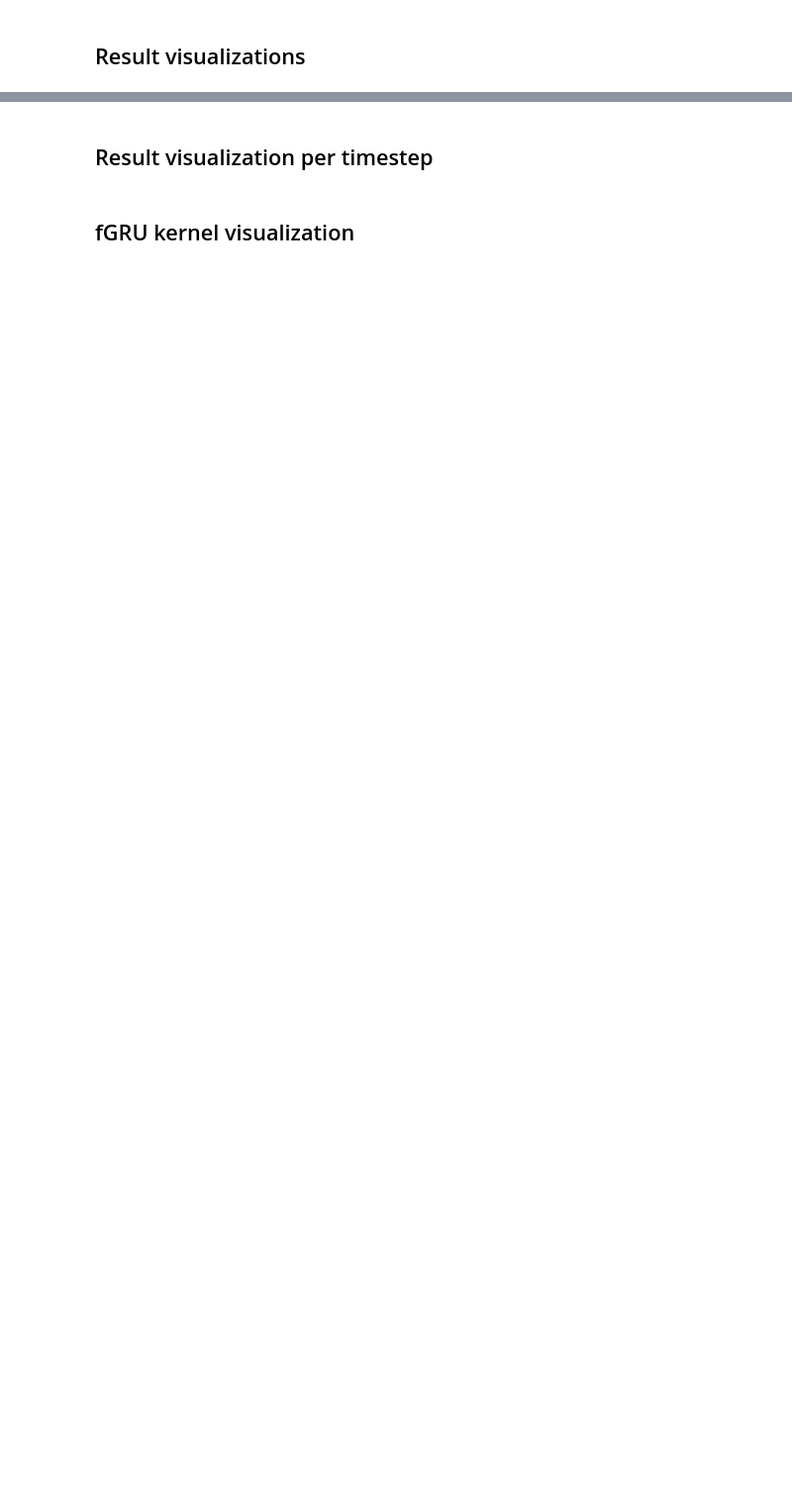
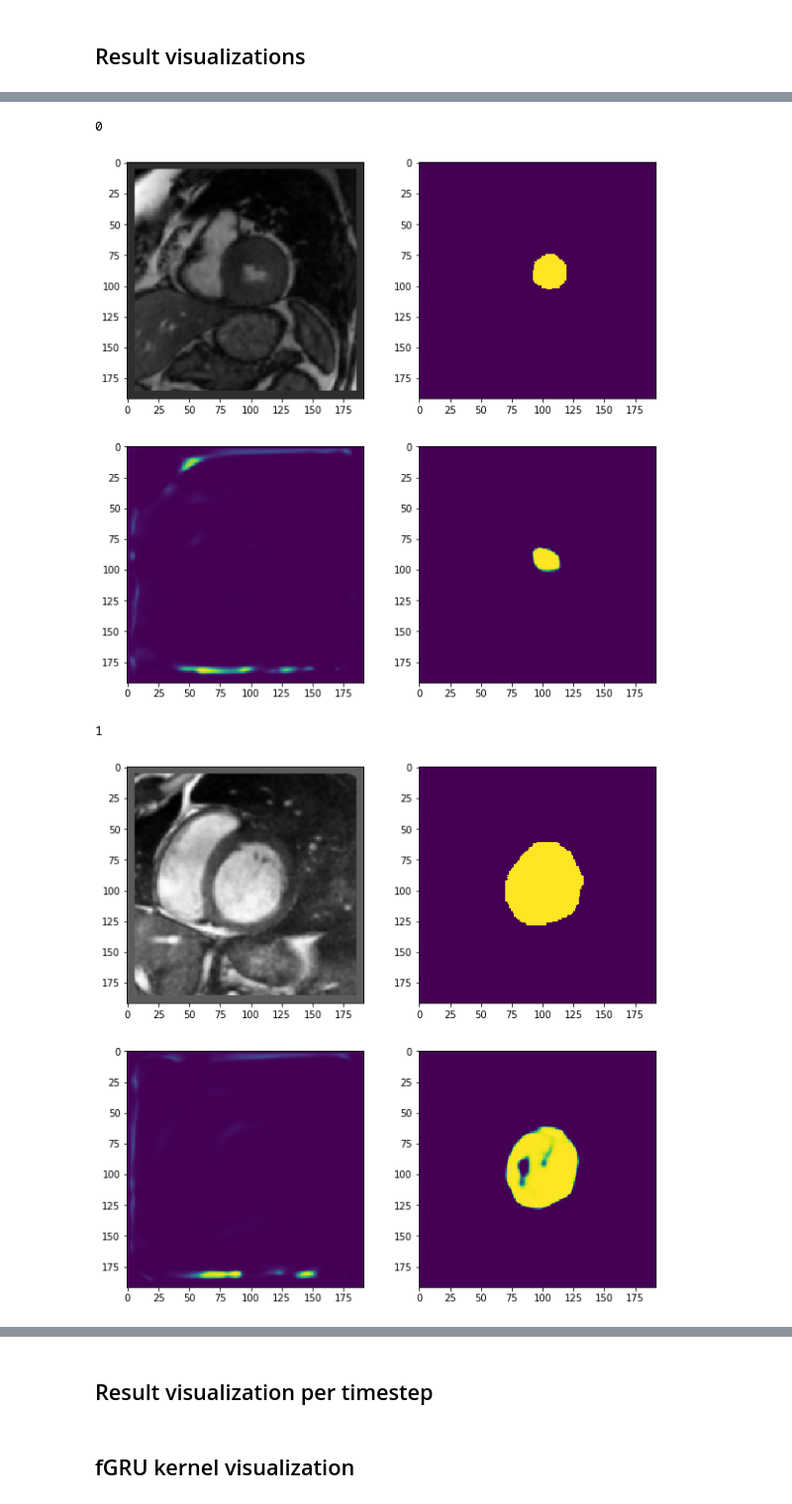
Before and after one commit to jasonliam/gammanet-pytorch, a Jupyter notebook: experiments-comp.ipynb, the cells around one changed output, grey strips where cells are left out. Shown at 99% size. Drawn from its saved outputs; the diff is of its cells as text; code cells hidden in the pictures; blank space fills up the shorter version.

```diff
--- a/experiments-comp.ipynb
+++ b/experiments-comp.ipynb
@@ -70,7 +85,7 @@ else:
     model = model.double()
 # %%
 load_model = True
-model_file = "models_unet_3/model_unet_e400.pkl"
+model_file = "models_unet_2/model_unet_e200.pkl"
 if load_model:
     if torch.cuda.is_available():
         model.load_state_dict(torch.load(model_file))
@@ -105,7 +120,7 @@ model = nn.Sequential(
 #     nn.Conv2d(1, 24, 3, padding=1), # Change the number of input channels!
 #     nn.Conv2d(24, 24, 3, padding=1),
     GammaNet(gammanet_config),
-    nn.Conv2d(8, 4, 5, padding=2)  # Change the expected number of output classes!
+    nn.Conv2d(8, 2, 5, padding=2)  # Change the expected number of output classes!
 )
 
 if torch.cuda.is_available():
@@ -114,7 +129,7 @@ else:
     model = model.double()
 # %%
 load_model = True
-model_file = "models_gn_6/model_e400.pkl"
+model_file = "models_gn_5/model_e200.pkl"
 if load_model:
     if torch.cuda.is_available():
         model.load_state_dict(torch.load(model_file))
@@ -165,0 +152,13 @@ print(dice_coeff_mc(res_gnet_arr.cpu(), label_arr.cpu()))
+# %%
+dice_unet = 0
+dice_gnet = 0
+for i, (x,y) in enumerate(dl_val):
+    print("{}/{}".format(i,len(dl_val)), end='\r')
+    with torch.no_grad():
+        res_unet = unet(x.float())
+        res_gnet = gnet(x.float())
+        res_unet = torch.sigmoid(res_unet)
+        res_gnet = torch.sigmoid(res_gnet)
+        dice_unet += dice_coeff_mc(res_unet.cpu(),y)#,drop_neg_label=True)
+        dice_gnet += dice_coeff_mc(res_gnet.cpu(),y)#,drop_neg_label=True)
+print(dice_unet/len(dl_val), dice_gnet/len(dl_val))
@@ -193,31 +203,25 @@ with torch.no_grad():
 # %%
 # visualize ACDC results
 thres = 0.
-ss = nn.Sigmoid()
-# ss = nn.Softmax(dim=1)
+num_classes = 1
 
 for i in range(x.shape[0]):
     print(i)
-    plt.figure(figsize=(15,10))
-    plt.subplot(2,3,1)
+    plt.figure(figsize=(10,10))
+    plt.subplot(num_classes+1,2,1)
     plt.imshow(x[i].numpy()[0], cmap='gray')
     if "y" in dir():
-        plt.subplot(2,3,2)
+        plt.subplot(num_classes+1,2,2)
         plt.imshow(y[i])
-    for j in range(res_unet.shape[1]):
-        plt.subplot(2,3,3+j)
-        plt.imshow(ss(res_unet).cpu().detach().numpy()[i,j])
+    for j in range(num_classes):
+        plt.subplot(num_classes+1,2,2+2*j+1)
+        plt.imshow(F.sigmoid(res_unet).cpu().detach().numpy()[i,1+j])
+        plt.subplot(num_classes+1,2,2+2*j+2)
+        plt.imshow(F.sigmoid(res_gnet).cpu().detach().numpy()[i,1+j])
 #         plt.colorbar()
     plt.show()
-
-    plt.figure(figsize=(15,10))
-    plt.subplot(2,3,1)
-    plt.imshow(x[i].numpy()[0], cmap='gray')
-    if "y" in dir():
-        plt.subplot(2,3,2)
-        plt.imshow(y[i])
-    for j in range(res_gnet.shape[1]):
-        plt.subplot(2,3,3+j)
-        plt.imshow(ss(res_gnet).cpu().detach().numpy()[i,j])
-#         plt.colorbar()
-    plt.show()
+# %% [output]
+0
+[figure, added]
+1
+[figure, added]
```
Also changed, not shown: parts of 14 cells of this notebook, 4 other files.
